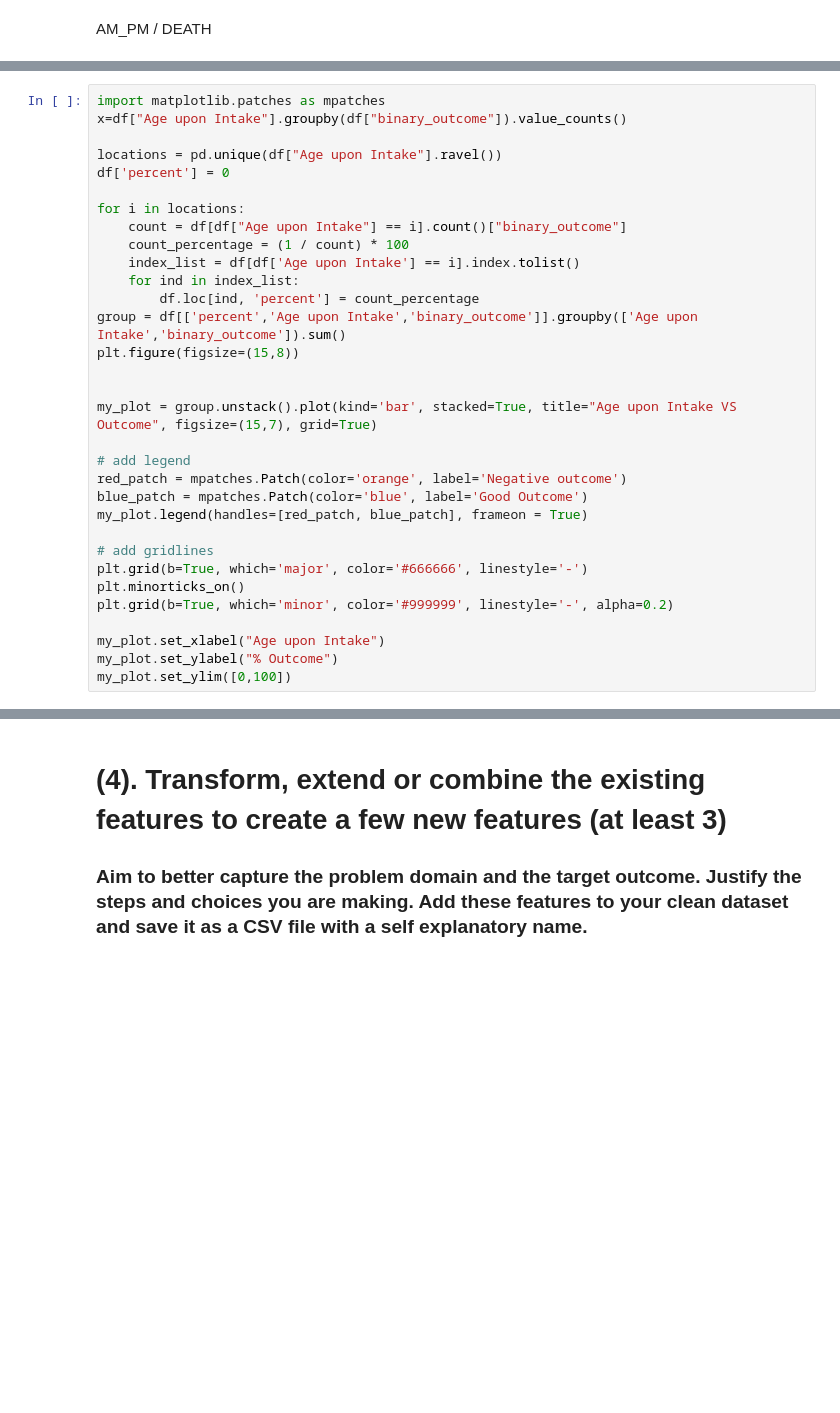
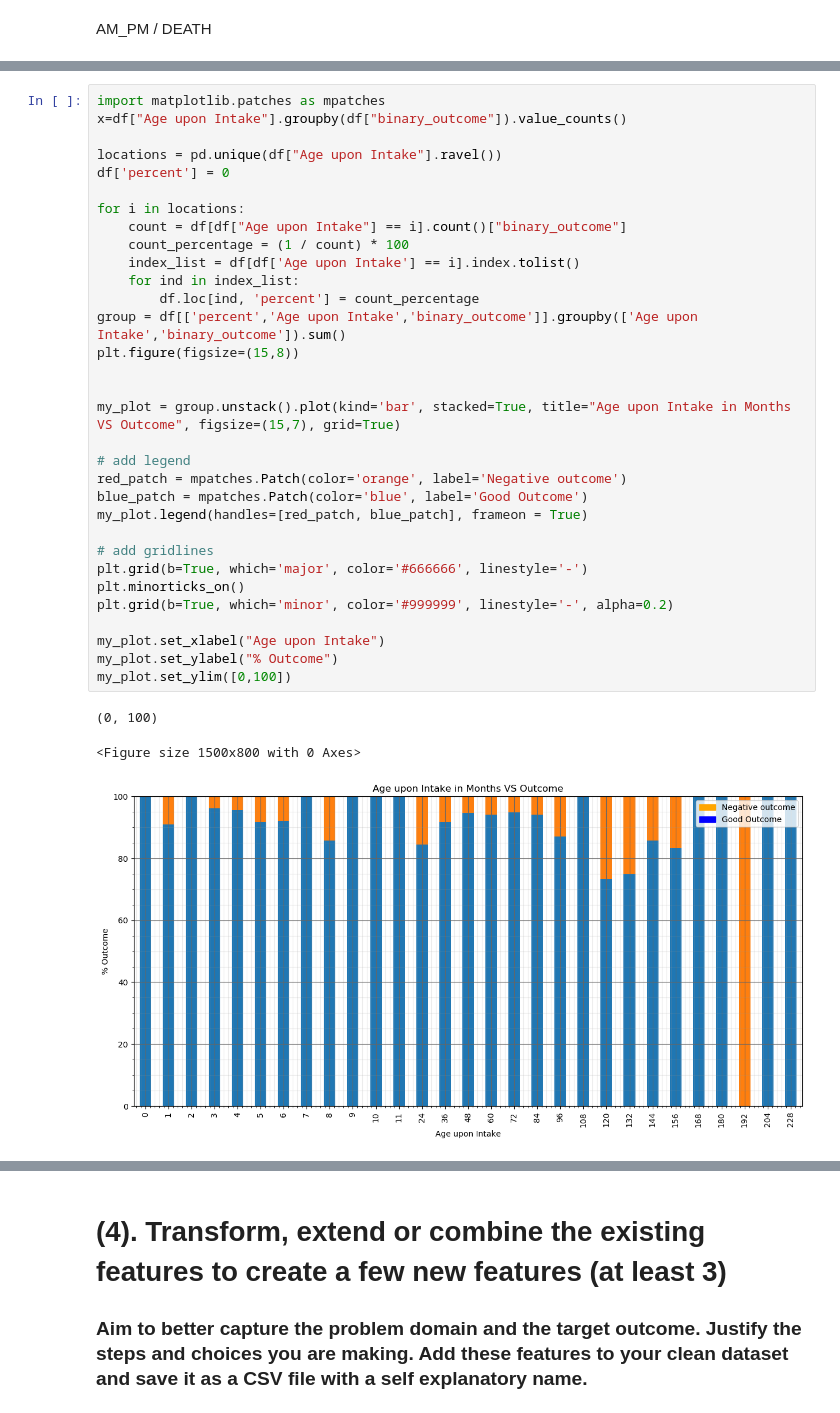
Before and after one commit to sachsom95/Animal-shelter-data-Exploratory-Analysis, a Jupyter notebook: Animal_shelter_data_analysis.ipynb, the cells around one changed output, grey strips where cells are left out. Saved outputs shown, nothing was run; the diff lists cells and outputs as text; blank space fills up the shorter version.

Commit message:
stack plot made

```diff
--- a/Animal_shelter_data_analysis.ipynb
+++ b/Animal_shelter_data_analysis.ipynb
@@ -1041,31 +1083,35 @@ df.head(1)
 import matplotlib.patches as mpatches
 x=df["Age upon Intake"].groupby(df["binary_outcome"]).value_counts()
 
 locations = pd.unique(df["Age upon Intake"].ravel())
 df['percent'] = 0
 
 for i in locations:
     count = df[df["Age upon Intake"] == i].count()["binary_outcome"]
     count_percentage = (1 / count) * 100
     index_list = df[df['Age upon Intake'] == i].index.tolist()
     for ind in index_list:
         df.loc[ind, 'percent'] = count_percentage
 group = df[['percent','Age upon Intake','binary_outcome']].groupby(['Age upon Intake','binary_outcome']).sum()
 plt.figure(figsize=(15,8))
 
 
-my_plot = group.unstack().plot(kind='bar', stacked=True, title="Age upon Intake VS Outcome", figsize=(15,7), grid=True)
+my_plot = group.unstack().plot(kind='bar', stacked=True, title="Age upon Intake in Months VS Outcome", figsize=(15,7), grid=True)
 
 # add legend
 red_patch = mpatches.Patch(color='orange', label='Negative outcome')
 blue_patch = mpatches.Patch(color='blue', label='Good Outcome')
 my_plot.legend(handles=[red_patch, blue_patch], frameon = True)
 
 # add gridlines
 plt.grid(b=True, which='major', color='#666666', linestyle='-')
 plt.minorticks_on()
 plt.grid(b=True, which='minor', color='#999999', linestyle='-', alpha=0.2)
 
 my_plot.set_xlabel("Age upon Intake")
 my_plot.set_ylabel("% Outcome")
 my_plot.set_ylim([0,100])
+# %% [output]
+(0, 100)
+<Figure size 1500x800 with 0 Axes>
+[figure, added]
```
Also changed, not shown: parts of 24 cells of this notebook.
